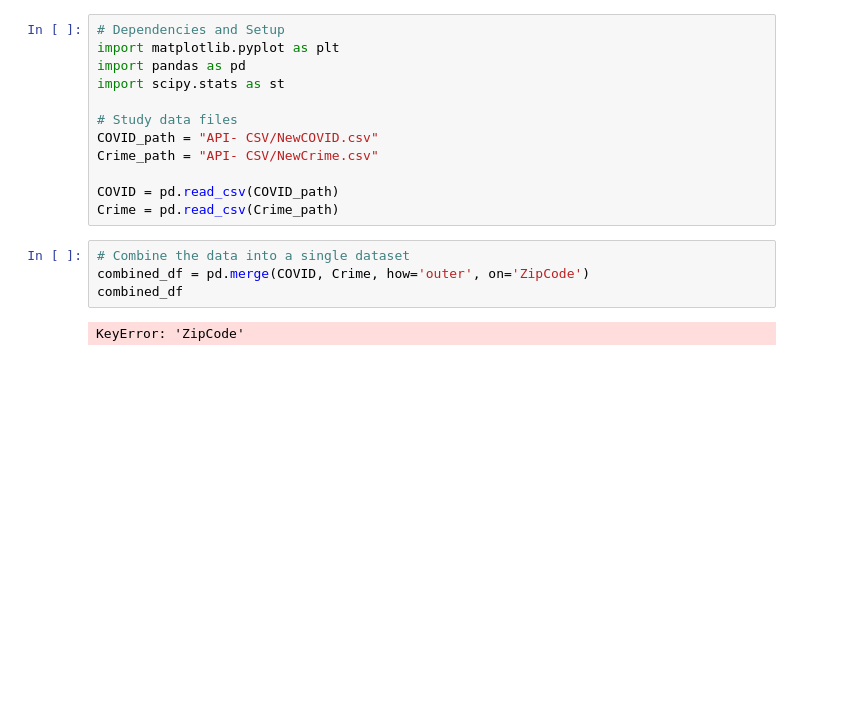
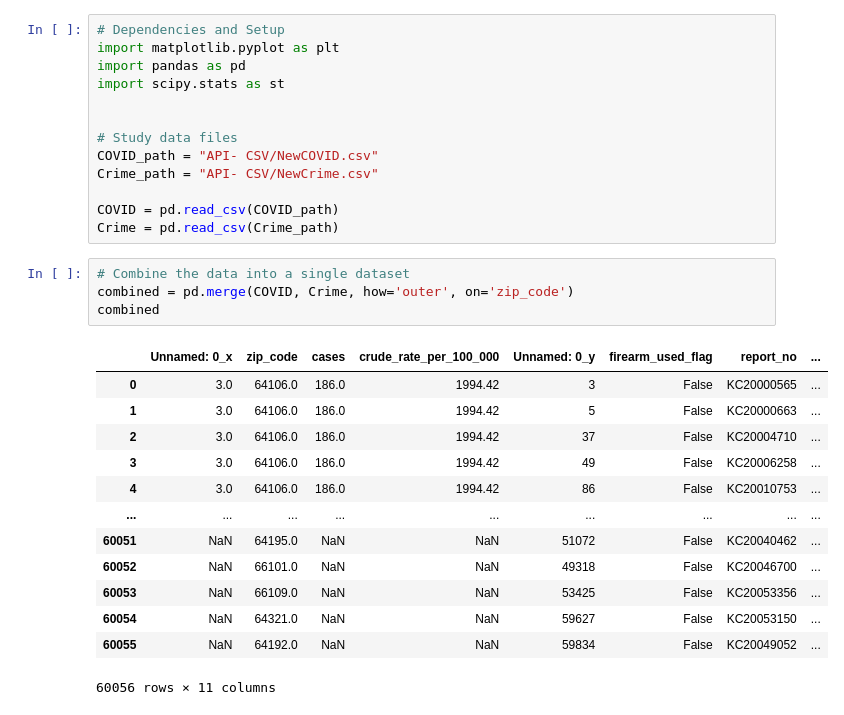
Before and after one commit to CecilyGriffin/CrimeVSCOVID-KC, a Jupyter notebook: Plots.ipynb, the cells around one changed output. Saved outputs shown, nothing was run; the diff lists cells and outputs as text; blank space fills up the shorter version.

```diff
--- a/Plots.ipynb
+++ b/Plots.ipynb
@@ -3,6 +3,7 @@
 import matplotlib.pyplot as plt
 import pandas as pd
 import scipy.stats as st
+
 
 # Study data files
 COVID_path = "API- CSV/NewCOVID.csv"
@@ -12,7 +13,19 @@ COVID = pd.read_csv(COVID_path)
 Crime = pd.read_csv(Crime_path)
 # %%
 # Combine the data into a single dataset
-combined_df = pd.merge(COVID, Crime, how='outer', on='ZipCode')
-combined_df
+combined = pd.merge(COVID, Crime, how='outer', on='zip_code')
+combined
 # %% [output]
+|  | Unnamed: 0_x | zip_code | cases | crude_rate_per_100_000 | Unnamed: 0_y | firearm_used_flag | report_no | ... |
+| 0 | 3.0 | 64106.0 | 186.0 | 1994.42 | 3 | False | KC20000565 | ... |
+| 1 | 3.0 | 64106.0 | 186.0 | 1994.42 | 5 | False | KC20000663 | ... |
+| 2 | 3.0 | 64106.0 | 186.0 | 1994.42 | 37 | False | KC20004710 | ... |
+| 3 | 3.0 | 64106.0 | 186.0 | 1994.42 | 49 | False | KC20006258 | ... |
+| 4 | 3.0 | 64106.0 | 186.0 | 1994.42 | 86 | False | KC20010753 | ... |
+| ... | ... | ... | ... | ... | ... | ... | ... | ... |
+| 60051 | NaN | 64195.0 | NaN | NaN | 51072 | False | KC20040462 | ... |
+| 60052 | NaN | 66101.0 | NaN | NaN | 49318 | False | KC20046700 | ... |
+| 60053 | NaN | 66109.0 | NaN | NaN | 53425 | False | KC20053356 | ... |
+| 60054 | NaN | 64321.0 | NaN | NaN | 59627 | False | KC20053150 | ... |
+| 60055 | NaN | 64192.0 | NaN | NaN | 59834 | False | KC20049052 | ... |
-KeyError: 'ZipCode'
+60056 rows × 11 columns
```
Also changed, not shown: parts of 13 cells of this notebook, 3 other files.
